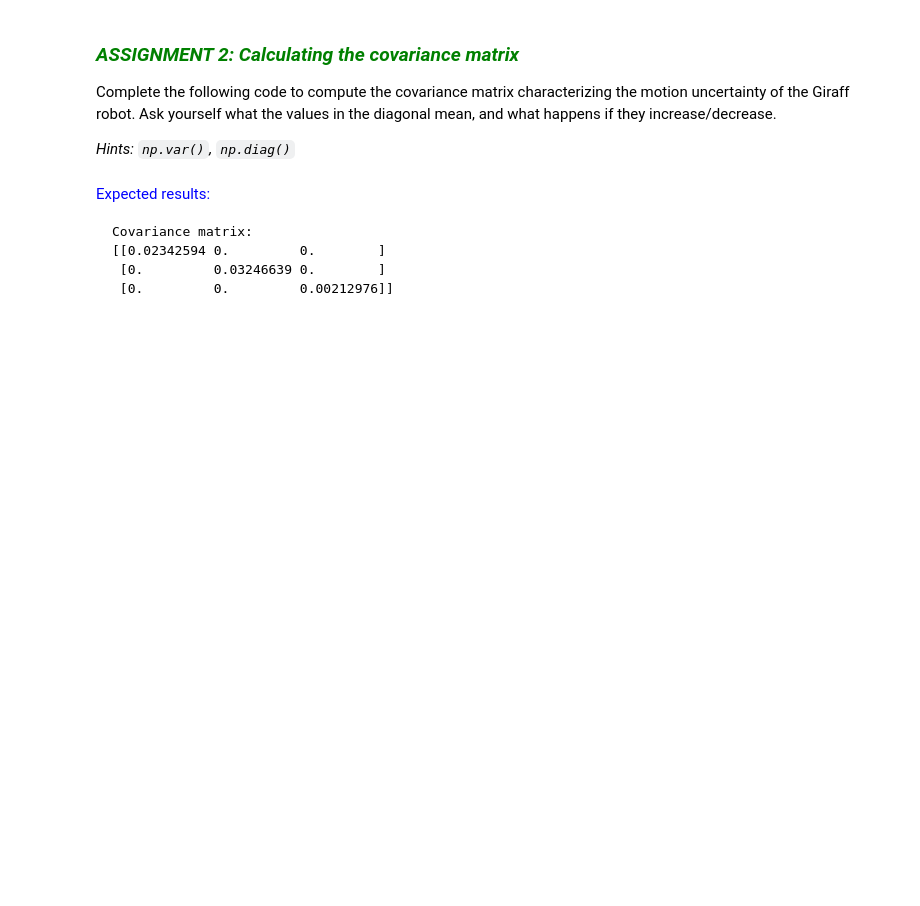
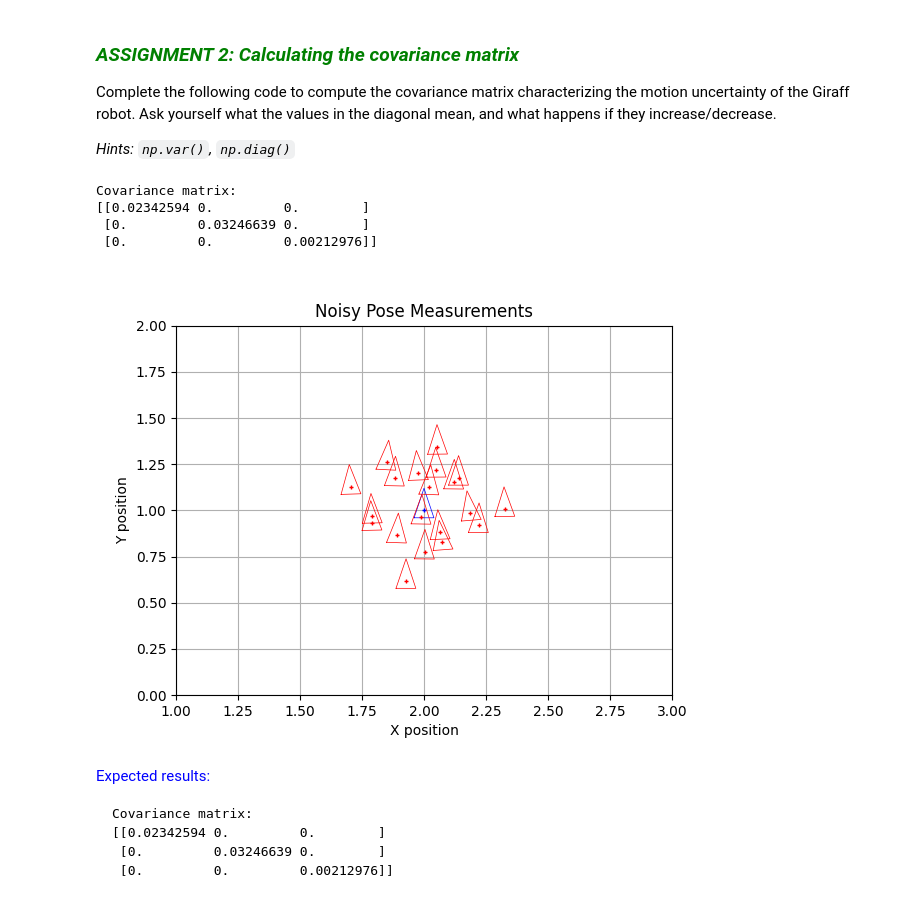
Before and after one commit to MiguelAngelGarciaAvila29/uma_robotics_2027, a Jupyter notebook: Chapter 03. Robot motion/3.1 Motion through pose composition.ipynb, the cells around one changed output. Saved outputs shown, nothing was run; the diff lists cells and outputs as text; code cells hidden in the pictures; blank space fills up the shorter version.

```diff
--- a/Chapter 03. Robot motion/3.1 Motion through pose composition.ipynb
+++ b/Chapter 03. Robot motion/3.1 Motion through pose composition.ipynb
@@ -273,31 +293,37 @@ Complete the following code to compute the covariance matrix characterizing the
 *Hints: `np.var()`, `np.diag()`*
 # %%
 # Compute the covariance matrix (since there is no correlation, we only compute variances)
-cov_x = None
-cov_y = None
-cov_theta = None
+cov_x = np.var(data[:,0])
+cov_y = np.var(data[:,1])
+cov_theta = np.var(data[:,2])
 
 # Form the diagonal covariance matrix
-covariance_matrix = None
+covariance_matrix = np.diag([cov_x, cov_y, cov_theta])
 
 # PRINT COVARIANCE MATRIX
 print("Covariance matrix:")
 print(covariance_matrix)
 
 # VISUALIZATION
 fig, ax = plt.subplots()
 plt.xlim((1, 3))
 plt.ylim((0, 2))
 plt.grid('on')
 # Commanded pose
 DrawRobot(fig, ax, np.vstack([2, 1, np.pi/2]), color='blue')
 # Noisy poses
 for pose in data:
     DrawRobot(fig, ax, np.vstack([pose[0],pose[1],pose[2]]))
 plt.xlabel('X position')
 plt.ylabel('Y position')
 plt.title('Noisy Pose Measurements')
 plt.show()
+# %% [output]
+Covariance matrix:
+[[0.02342594 0.         0.        ]
+ [0.         0.03246639 0.        ]
+ [0.         0.         0.00212976]]
+[figure, added]
 # %% [markdown]
 <span style="color:blue">Expected results:</span>
 
```
Also changed, not shown: parts of 8 cells of this notebook.
